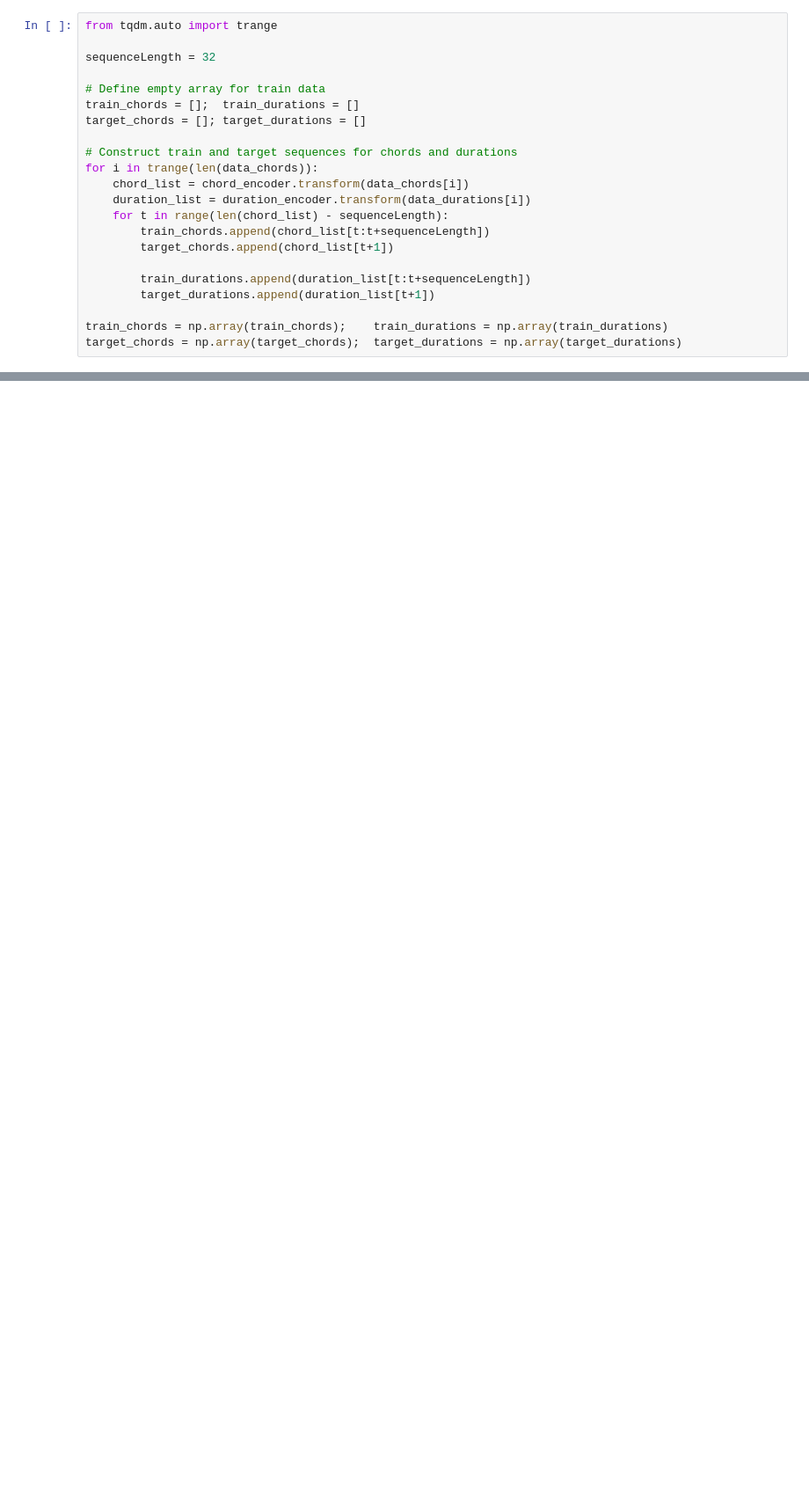
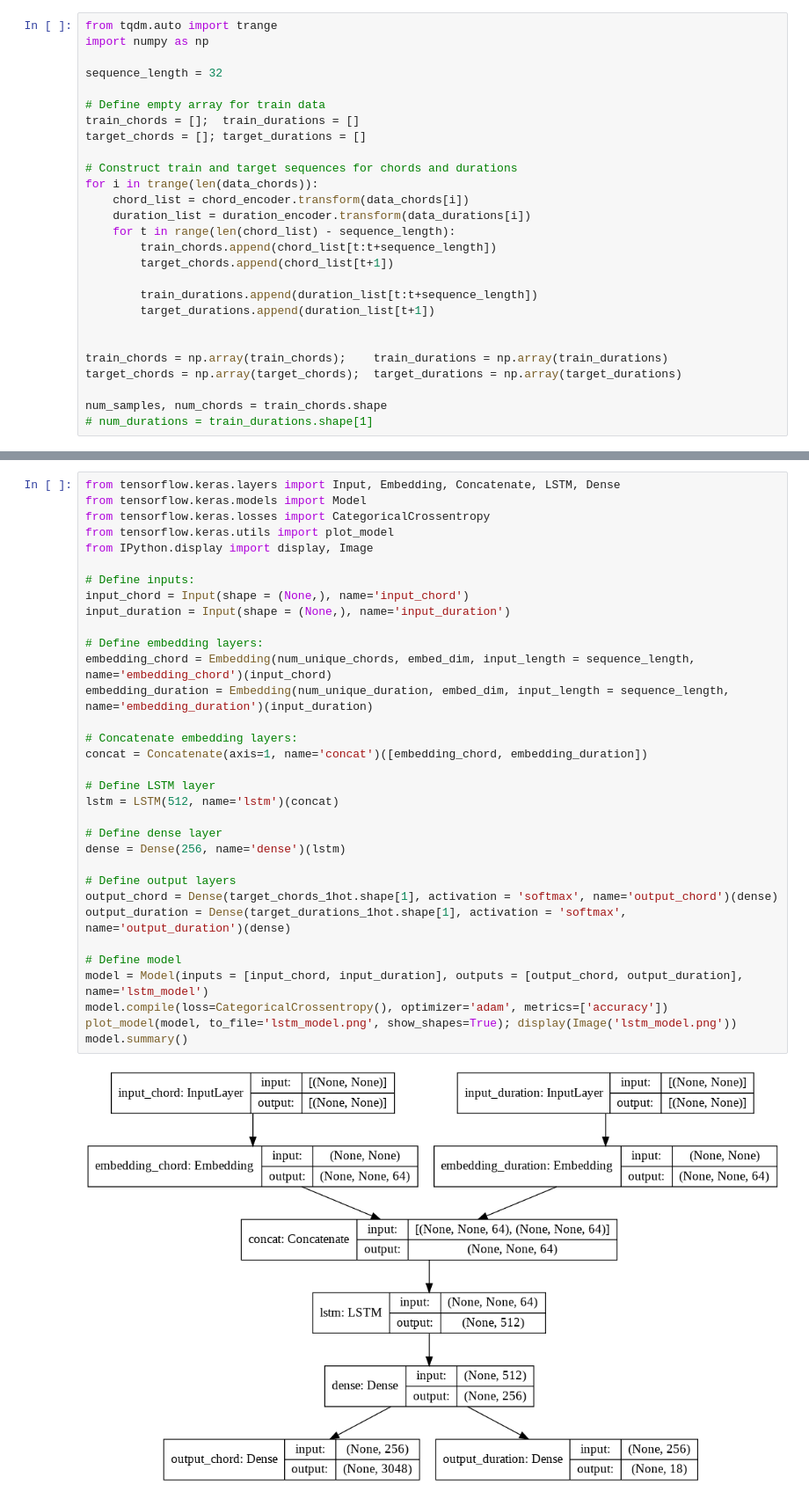
Before and after one commit to MohammadRaziei/Deep-Learning-Cource, a Jupyter notebook: HW04/Q1/HW04_Q1.ipynb, the cells around one changed output, grey strips where cells are left out. Shown at 88% size. Drawn from its saved outputs; the diff is of its cells as text; blank space fills up the shorter version.

```diff
--- a/HW04/Q1/HW04_Q1.ipynb
+++ b/HW04/Q1/HW04_Q1.ipynb
@@ -146,7 +161,8 @@ NameError: ignored
 # %%
 from tqdm.auto import trange
+import numpy as np
 
-sequenceLength = 32
+sequence_length = 32
 
 # Define empty array for train data
 train_chords = [];  train_durations = []
@@ -156,12 +172,16 @@ target_chords = []; target_durations = []
 for i in trange(len(data_chords)):
     chord_list = chord_encoder.transform(data_chords[i])
     duration_list = duration_encoder.transform(data_durations[i])
-    for t in range(len(chord_list) - sequenceLength):
-        train_chords.append(chord_list[t:t+sequenceLength])
+    for t in range(len(chord_list) - sequence_length):
+        train_chords.append(chord_list[t:t+sequence_length])
         target_chords.append(chord_list[t+1])
 
-        train_durations.append(duration_list[t:t+sequenceLength])
+        train_durations.append(duration_list[t:t+sequence_length])
         target_durations.append(duration_list[t+1])
+
 
 train_chords = np.array(train_chords);    train_durations = np.array(train_durations)
 target_chords = np.array(target_chords);  target_durations = np.array(target_durations)
+
+num_samples, num_chords = train_chords.shape
+# num_durations = train_durations.shape[1]
@@ -169,0 +384,35 @@ dir(chords_encoder)
+# %%
+from tensorflow.keras.layers import Input, Embedding, Concatenate, LSTM, Dense
+from tensorflow.keras.models import Model
+from tensorflow.keras.losses import CategoricalCrossentropy
+from tensorflow.keras.utils import plot_model
+from IPython.display import display, Image
+
+# Define inputs:
+input_chord = Input(shape = (None,), name='input_chord')
+input_duration = Input(shape = (None,), name='input_duration')
+
+# Define embedding layers:
+embedding_chord = Embedding(num_unique_chords, embed_dim, input_length = sequence_length, name='embedding_chord')(input_chord)
+embedding_duration = Embedding(num_unique_duration, embed_dim, input_length = sequence_length, name='embedding_duration')(input_duration)
+
+# Concatenate embedding layers:
+concat = Concatenate(axis=1, name='concat')([embedding_chord, embedding_duration])
+
+# Define LSTM layer
+lstm = LSTM(512, name='lstm')(concat)
+
+# Define dense layer
+dense = Dense(256, name='dense')(lstm)
+
+# Define output layers
+output_chord = Dense(target_chords_1hot.shape[1], activation = 'softmax', name='output_chord')(dense)
+output_duration = Dense(target_durations_1hot.shape[1], activation = 'softmax', name='output_duration')(dense)
+
+# Define model
+model = Model(inputs = [input_chord, input_duration], outputs = [output_chord, output_duration], name='lstm_model')
+model.compile(loss=CategoricalCrossentropy(), optimizer='adam', metrics=['accuracy'])
+plot_model(model, to_file='lstm_model.png', show_shapes=True); display(Image('lstm_model.png'))
+model.summary()
+# %% [output]
+[figure, added]
```
Also changed, not shown: parts of 25 cells of this notebook.
